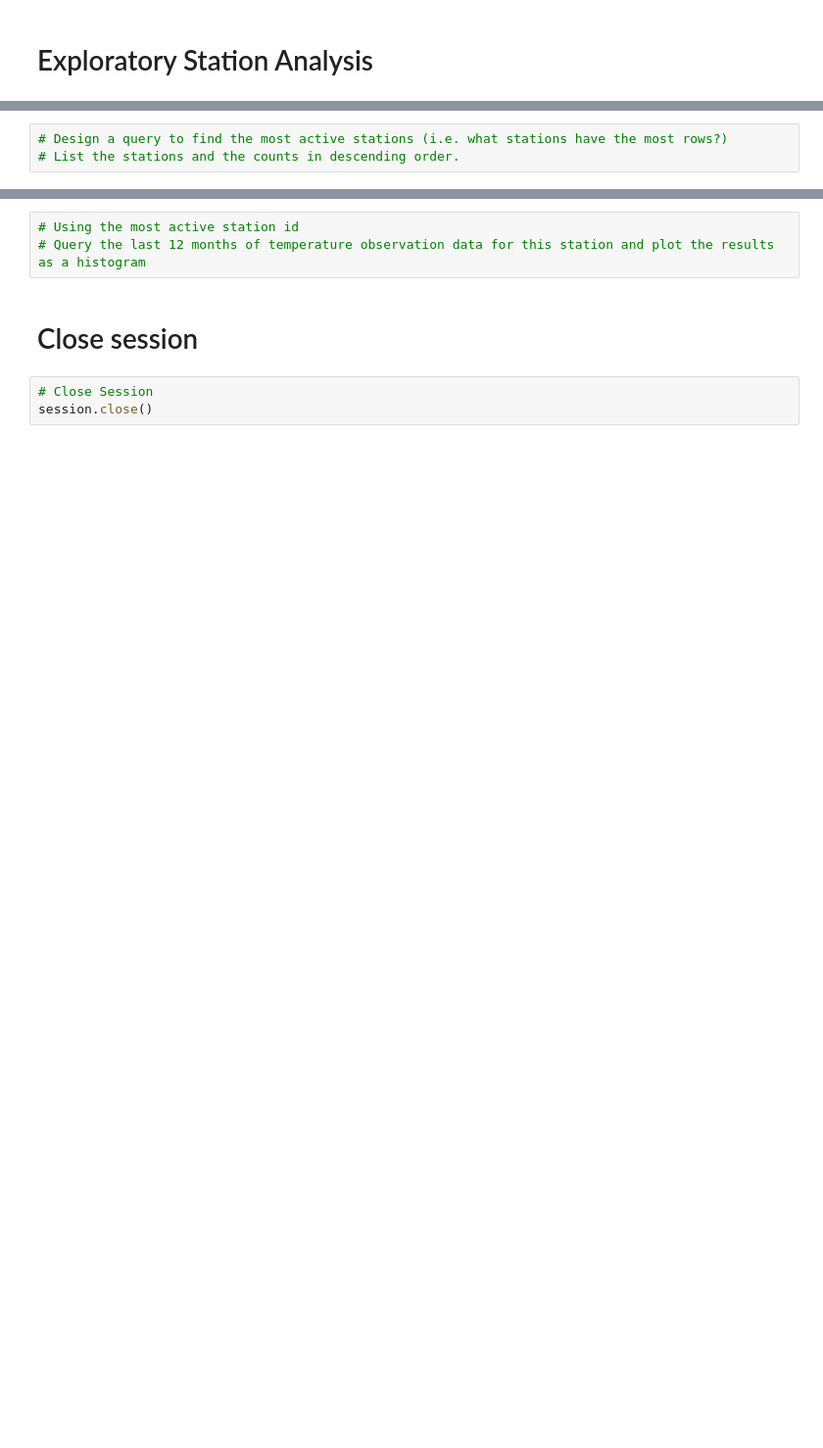
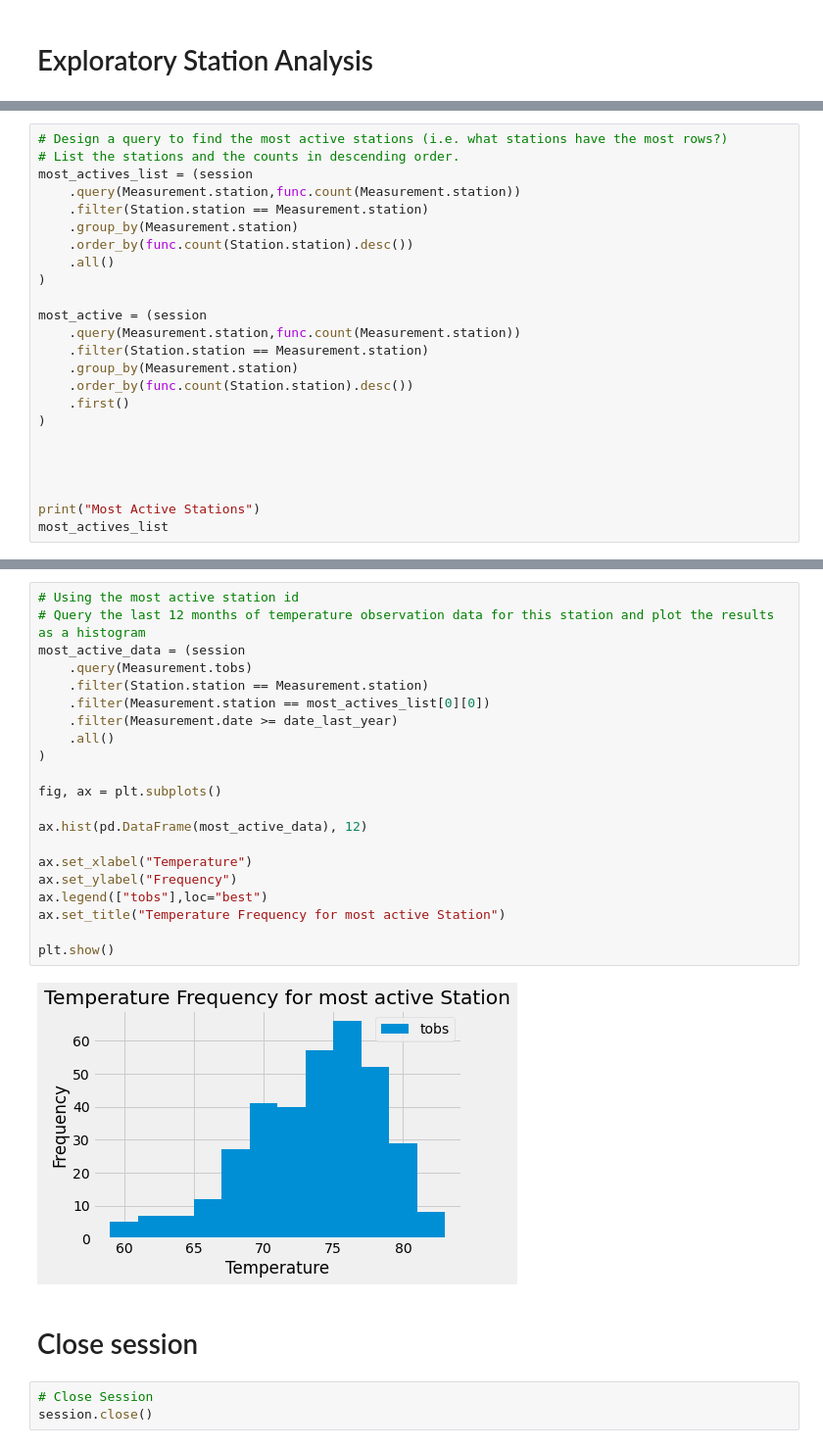
Before and after one commit to jimbleslilley/sqlalchemy-challenge, a Jupyter notebook: notebook.ipynb, the cells around one changed output, grey strips where cells are left out. Shown at 98% size. Saved outputs shown, nothing was run; the diff lists cells and outputs as text; blank space fills up the shorter version.

```diff
--- a/notebook.ipynb
+++ b/notebook.ipynb
@@ -104,3 +125,24 @@ latest_date
 # %%
 # Design a query to find the most active stations (i.e. what stations have the most rows?)
 # List the stations and the counts in descending order.
+most_actives_list = (session
+    .query(Measurement.station,func.count(Measurement.station))
+    .filter(Station.station == Measurement.station)
+    .group_by(Measurement.station)
+    .order_by(func.count(Station.station).desc())
+    .all()
+)
+
+most_active = (session
+    .query(Measurement.station,func.count(Measurement.station))
+    .filter(Station.station == Measurement.station)
+    .group_by(Measurement.station)
+    .order_by(func.count(Station.station).desc())
+    .first()
+)
+
+
+
+
+print("Most Active Stations")
+most_actives_list
@@ -109,6 +173,26 @@ latest_date
 # %%
 # Using the most active station id
 # Query the last 12 months of temperature observation data for this station and plot the results as a histogram
+most_active_data = (session
+    .query(Measurement.tobs)
+    .filter(Station.station == Measurement.station)
+    .filter(Measurement.station == most_actives_list[0][0])
+    .filter(Measurement.date >= date_last_year)
+    .all()
+)
+
+fig, ax = plt.subplots()
+
+ax.hist(pd.DataFrame(most_active_data), 12)
+
+ax.set_xlabel("Temperature")
+ax.set_ylabel("Frequency")
+ax.legend(["tobs"],loc="best")
+ax.set_title("Temperature Frequency for most active Station")
+
+plt.show()
+# %% [output]
+[figure, added]
 # %% [markdown]
 # Close session
 # %%
```
Also changed, not shown: parts of 11 cells of this notebook.
